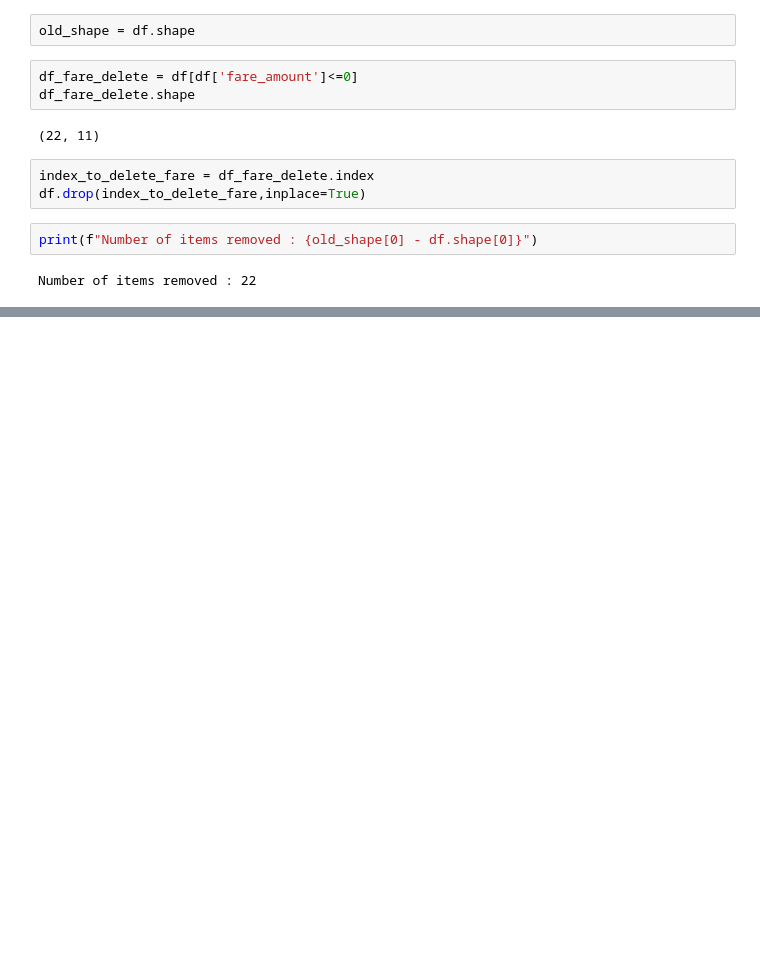
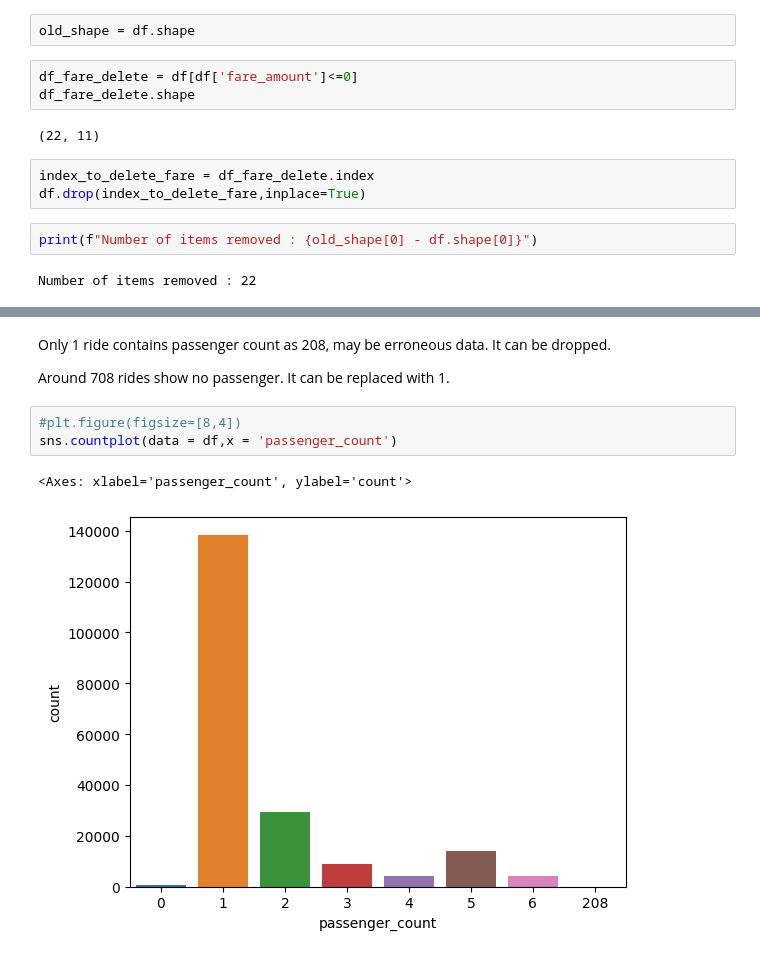
Before and after one commit to MLFOLKS/Uber_Project_Pipeline, a Jupyter notebook: notebooks/eda.ipynb, the cells around one changed output, grey strips where cells are left out. Cells and saved outputs as stored; diff of their text form; blank space fills up the shorter version.

Commit message:
eda passenger count wrong value issue fixed

```diff
--- a/notebooks/eda.ipynb
+++ b/notebooks/eda.ipynb
@@ -247,0 +268,10 @@ Number of items removed : 22
+# %% [markdown]
+Only 1 ride contains passenger count as 208, may be erroneous data. It can be dropped.
+
+Around 708 rides show no passenger. It can be replaced with 1.
+# %%
+#plt.figure(figsize=[8,4])
+sns.countplot(data = df,x = 'passenger_count')
+# %% [output]
+<Axes: xlabel='passenger_count', ylabel='count'>
+[figure, added]
```
Also changed, not shown: parts of 15 cells of this notebook.
